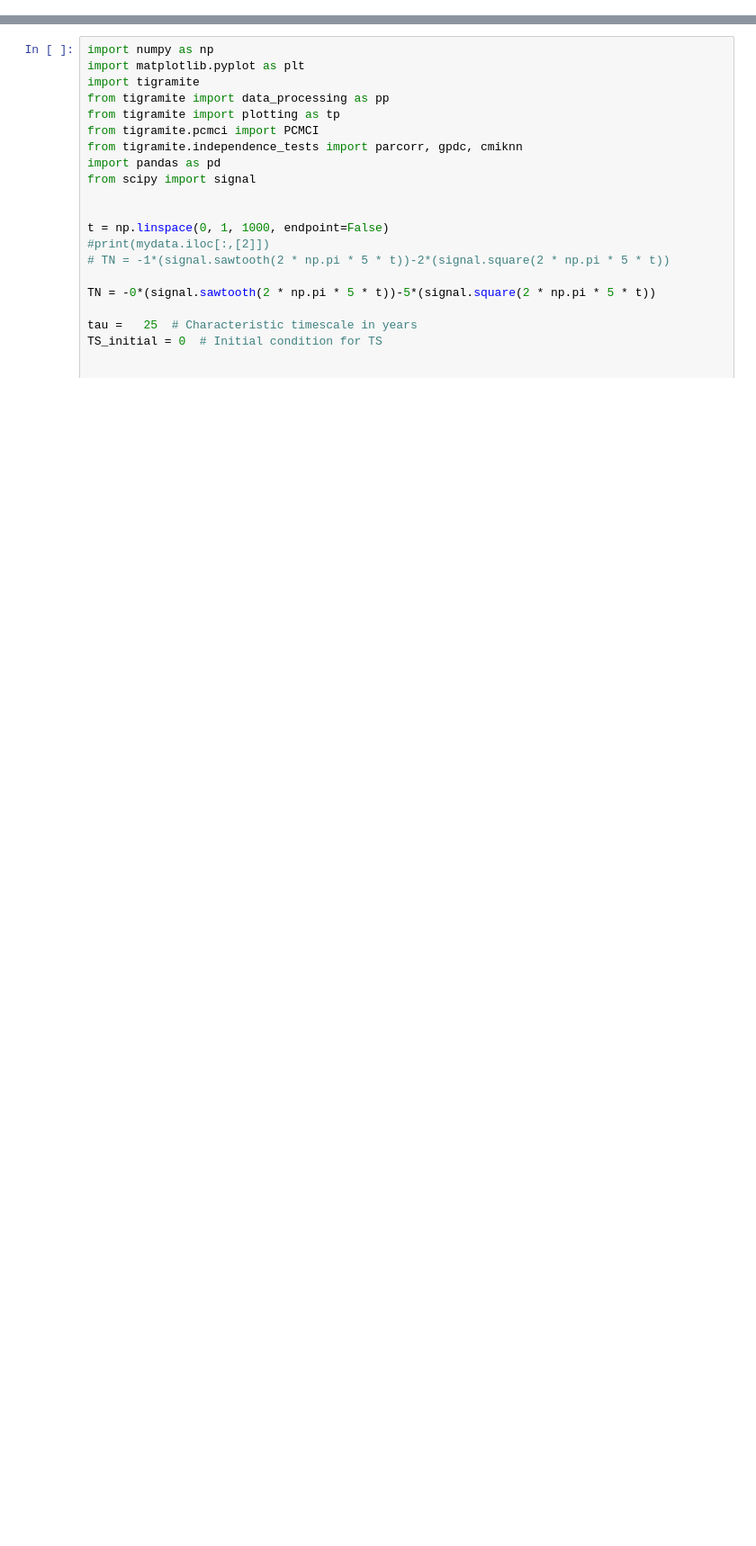
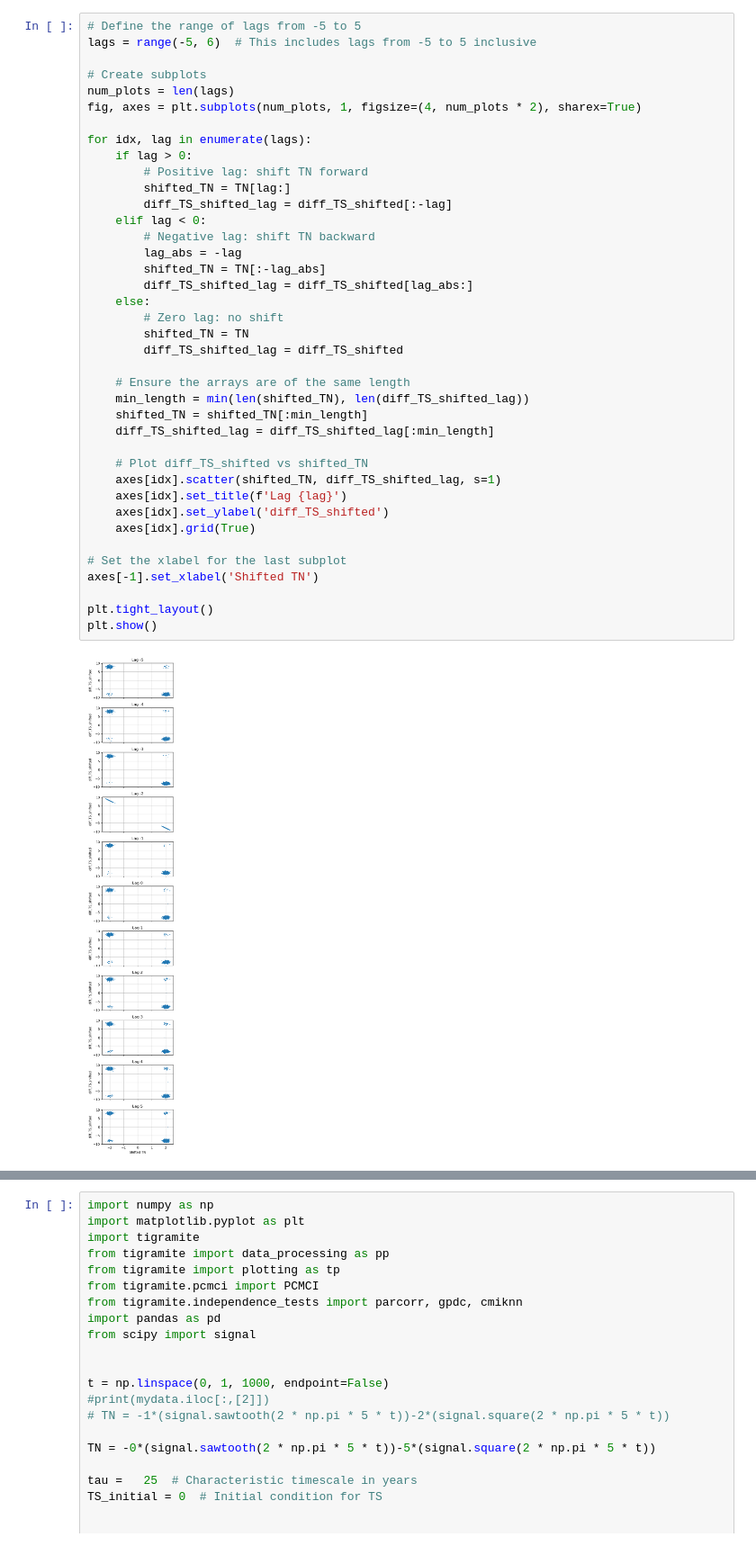
Before and after one commit to Peisong-Zheng/DO_causality, a Jupyter notebook: lag_SJ03_test_v2.ipynb, the cells around one changed output, grey strips where cells are left out. Shown at 90% size. Drawn from its saved outputs; the diff is of its cells as text; blank space fills up the shorter version.

```diff
--- a/lag_SJ03_test_v2.ipynb
+++ b/lag_SJ03_test_v2.ipynb
@@ -0,0 +102,41 @@
+# %%
+# Define the range of lags from -5 to 5
+lags = range(-5, 6)  # This includes lags from -5 to 5 inclusive
+
+# Create subplots
+num_plots = len(lags)
+fig, axes = plt.subplots(num_plots, 1, figsize=(4, num_plots * 2), sharex=True)
+
+for idx, lag in enumerate(lags):
+    if lag > 0:
+        # Positive lag: shift TN forward
+        shifted_TN = TN[lag:]
+        diff_TS_shifted_lag = diff_TS_shifted[:-lag]
+    elif lag < 0:
+        # Negative lag: shift TN backward
+        lag_abs = -lag
+        shifted_TN = TN[:-lag_abs]
+        diff_TS_shifted_lag = diff_TS_shifted[lag_abs:]
+    else:
+        # Zero lag: no shift
+        shifted_TN = TN
+        diff_TS_shifted_lag = diff_TS_shifted
+
+    # Ensure the arrays are of the same length
+    min_length = min(len(shifted_TN), len(diff_TS_shifted_lag))
+    shifted_TN = shifted_TN[:min_length]
+    diff_TS_shifted_lag = diff_TS_shifted_lag[:min_length]
+
+    # Plot diff_TS_shifted vs shifted_TN
+    axes[idx].scatter(shifted_TN, diff_TS_shifted_lag, s=1)
+    axes[idx].set_title(f'Lag {lag}')
+    axes[idx].set_ylabel('diff_TS_shifted')
+    axes[idx].grid(True)
+
+# Set the xlabel for the last subplot
+axes[-1].set_xlabel('Shifted TN')
+
+plt.tight_layout()
+plt.show()
+# %% [output]
+[figure, added]
```
Also changed, not shown: parts of 6 cells of this notebook, 1 other file.
